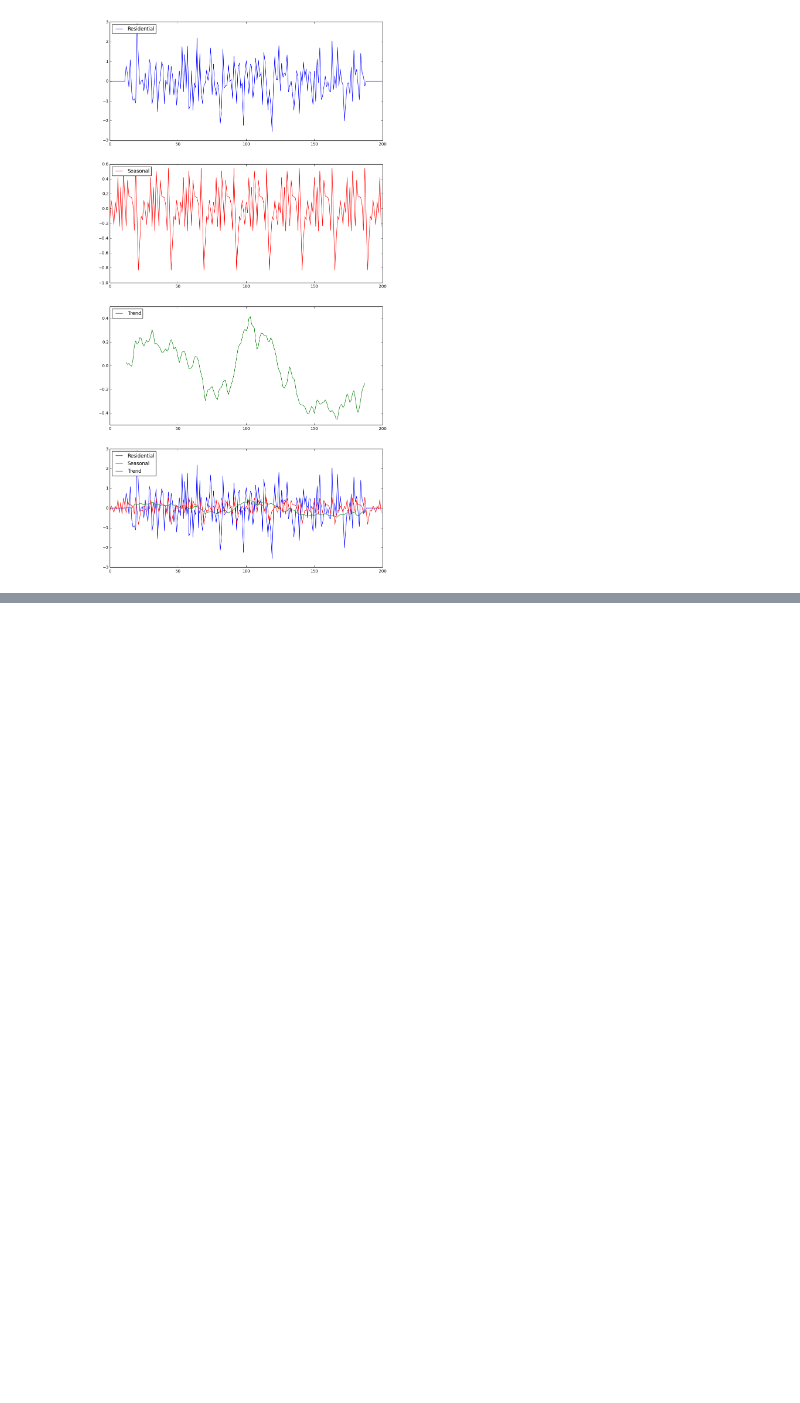
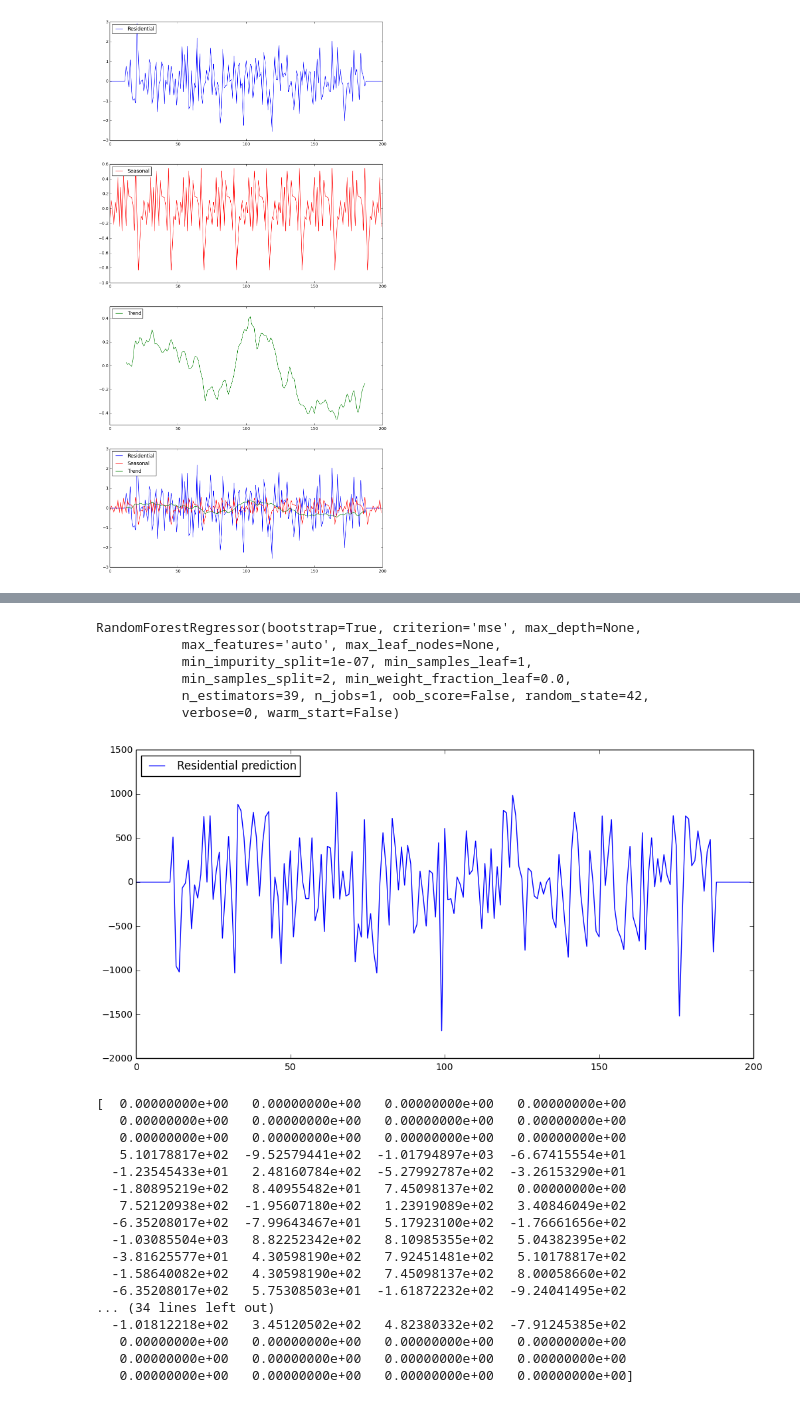
Before and after one commit to StepanenkoDB/DATA, a Jupyter notebook: SARIMAX_LOG.ipynb, the cells around one changed output, grey strips where cells are left out. Drawn from its saved outputs; the diff is of its cells as text; code cells hidden in the pictures; blank space fills up the shorter version.

```diff
--- a/SARIMAX_LOG.ipynb
+++ b/SARIMAX_LOG.ipynb
@@ -117,0 +123,17 @@ plt.show()
+# %%
+#logreg = LogisticRegression(penalty='l2', C=1.0, random_state=42)
+
+decomposed_X_test.resid = decomposed_X_test.resid[:, None]
+
+#X_train = X_train.reshape(len(X_train),1)
+
+#logreg.fit(X_train, y_train)
+
+kf = KFold(n_splits=10, shuffle=True, random_state=42)
+
+scores = [0.0]
+n_estimators = xrange(1, 51)
+for n in n_estimators:
+    model = RandomForestRegressor(n_estimators=n, random_state=42)
+    score = np.mean(cross_val_score(model, np.array(decomposed_X_test.resid), np.array(decomposed_X_test.resid), cv=kf, scoring='r2'))
+    scores.append(score)
@@ -117,0 +155,48 @@ plt.show()
+# %%
+RF_model = RandomForestRegressor(n_estimators=39, random_state=42) # with optimal tree amount
+# %%
+decomposed_X_train = sm.tsa.seasonal_decompose(X_train)
+decomposed_X_train.resid.fillna(value=0, inplace=True)
+
+decomposed_y_train = sm.tsa.seasonal_decompose(y_train)
+decomposed_y_train.resid.fillna(value=0, inplace=True)
+
+decomposed_X_train.resid = decomposed_X_train.resid[:, None]
+
+RF_model.fit(decomposed_X_train.resid, decomposed_y_train.resid)
+# %% [output]
+RandomForestRegressor(bootstrap=True, criterion='mse', max_depth=None,
+           max_features='auto', max_leaf_nodes=None,
+           min_impurity_split=1e-07, min_samples_leaf=1,
+           min_samples_split=2, min_weight_fraction_leaf=0.0,
+           n_estimators=39, n_jobs=1, oob_score=False, random_state=42,
+           verbose=0, warm_start=False)
+# %%
+RF39_residential_prediction = RF_model.predict(decomposed_X_test.resid)
+# %%
+fig = plt.figure(figsize=(12,6))
+pl111 = fig.add_subplot(111)
+pl111.plot(RF39_residential_prediction, label='Residential prediction')
+pl111.legend(loc='upper left')
+plt.show()
+
+print RF39_residential_prediction
+# %% [output]
+[figure, added]
+[  0.00000000e+00   0.00000000e+00   0.00000000e+00   0.00000000e+00
+   0.00000000e+00   0.00000000e+00   0.00000000e+00   0.00000000e+00
+   0.00000000e+00   0.00000000e+00   0.00000000e+00   0.00000000e+00
+   5.10178817e+02  -9.52579441e+02  -1.01794897e+03  -6.67415554e+01
+  -1.23545433e+01   2.48160784e+02  -5.27992787e+02  -3.26153290e+01
+  -1.80895219e+02   8.40955482e+01   7.45098137e+02   0.00000000e+00
+   7.52120938e+02  -1.95607180e+02   1.23919089e+02   3.40846049e+02
+  -6.35208017e+02  -7.99643467e+01   5.17923100e+02  -1.76661656e+02
+  -1.03085504e+03   8.82252342e+02   8.10985355e+02   5.04382395e+02
+  -3.81625577e+01   4.30598190e+02   7.92451481e+02   5.10178817e+02
+  -1.58640082e+02   4.30598190e+02   7.45098137e+02   8.00058660e+02
+  -6.35208017e+02   5.75308503e+01  -1.61872232e+02  -9.24041495e+02
+... (34 lines left out)
+  -1.01812218e+02   3.45120502e+02   4.82380332e+02  -7.91245385e+02
+   0.00000000e+00   0.00000000e+00   0.00000000e+00   0.00000000e+00
+   0.00000000e+00   0.00000000e+00   0.00000000e+00   0.00000000e+00
+   0.00000000e+00   0.00000000e+00   0.00000000e+00   0.00000000e+00]
```
Also changed, not shown: parts of 8 cells of this notebook.
